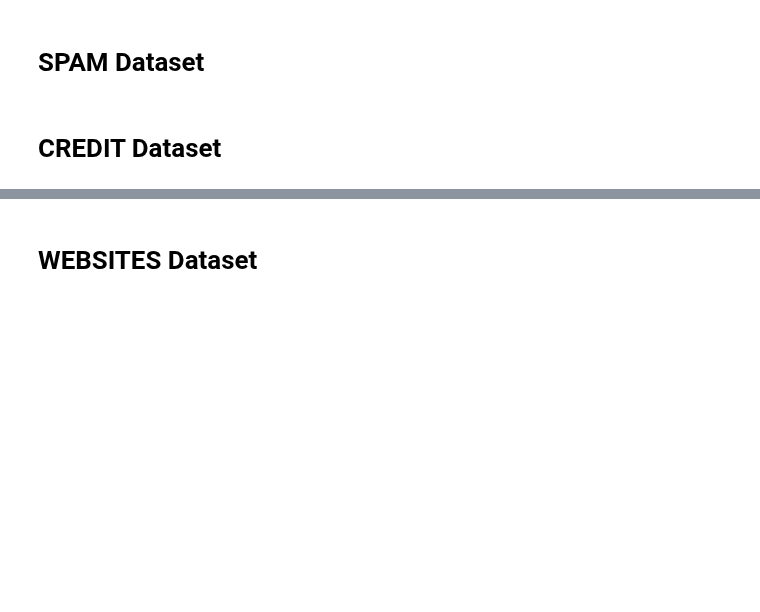
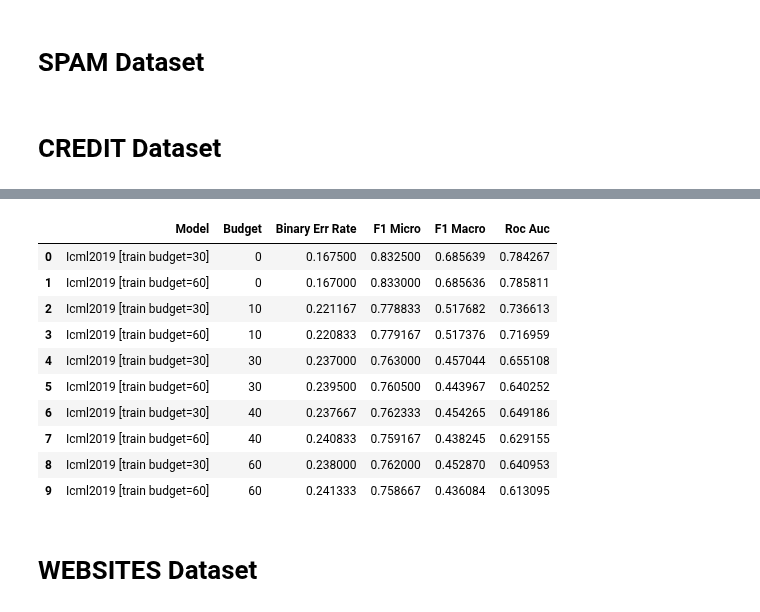
Before and after one commit to gtolomei/treant, a Jupyter notebook: src/Evaluation.ipynb, the cells around one changed output, grey strips where cells are left out. Cells and saved outputs as stored; diff of their text form; code cells hidden in the pictures; blank space fills up the shorter version.

```diff
--- a/src/Evaluation.ipynb
+++ b/src/Evaluation.ipynb
@@ -613,7 +667,11 @@ robust_models = ["../out/models/credit/par-robust_credit_B10_T100_D8_I20.model",
                  "../out/models/credit/par-robust_credit_B60_T100_D8_I20.model"
                 ]
 
+icml2019_models = ["../out/models/credit/icml2019_credit_B30_T100_D8_I20.model",
+                   "../out/models/credit/icml2019_credit_B60_T100_D8_I20.model"]
+
 test_models =  adv_models +gdbt_models + rf_models + robust_models
+test_models = icml2019_models
 # %%
 # Without attacks
 TRAIN, VALID, TEST = load_atk_train_valid_test(TRAINING_FILENAME, VALIDATION_FILENAME, TEST_FILENAME)
@@ -637,5 +754,17 @@ overall_df
 # %%
-overall_df[0:20]
+overall_df
+# %% [output]
+|  | Model | Budget | Binary Err Rate | F1 Micro | F1 Macro | Roc Auc |
+| 0 | Icml2019 [train budget=30] | 0 | 0.167500 | 0.832500 | 0.685639 | 0.784267 |
+| 1 | Icml2019 [train budget=60] | 0 | 0.167000 | 0.833000 | 0.685636 | 0.785811 |
+| 2 | Icml2019 [train budget=30] | 10 | 0.221167 | 0.778833 | 0.517682 | 0.736613 |
+| 3 | Icml2019 [train budget=60] | 10 | 0.220833 | 0.779167 | 0.517376 | 0.716959 |
+| 4 | Icml2019 [train budget=30] | 30 | 0.237000 | 0.763000 | 0.457044 | 0.655108 |
+| 5 | Icml2019 [train budget=60] | 30 | 0.239500 | 0.760500 | 0.443967 | 0.640252 |
+| 6 | Icml2019 [train budget=30] | 40 | 0.237667 | 0.762333 | 0.454265 | 0.649186 |
+| 7 | Icml2019 [train budget=60] | 40 | 0.240833 | 0.759167 | 0.438245 | 0.629155 |
+| 8 | Icml2019 [train budget=30] | 60 | 0.238000 | 0.762000 | 0.452870 | 0.640953 |
+| 9 | Icml2019 [train budget=60] | 60 | 0.241333 | 0.758667 | 0.436084 | 0.613095 |
 # %% [markdown]
 # WEBSITES Dataset
 # %%
```
Also changed, not shown: parts of 7 cells of this notebook, 8 other files.
